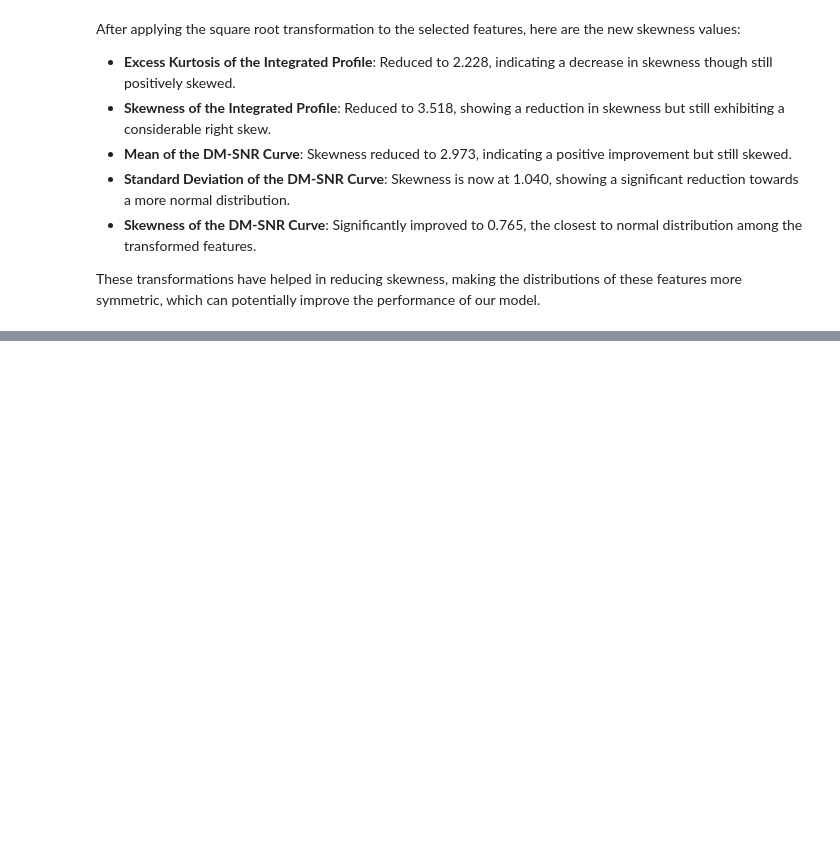
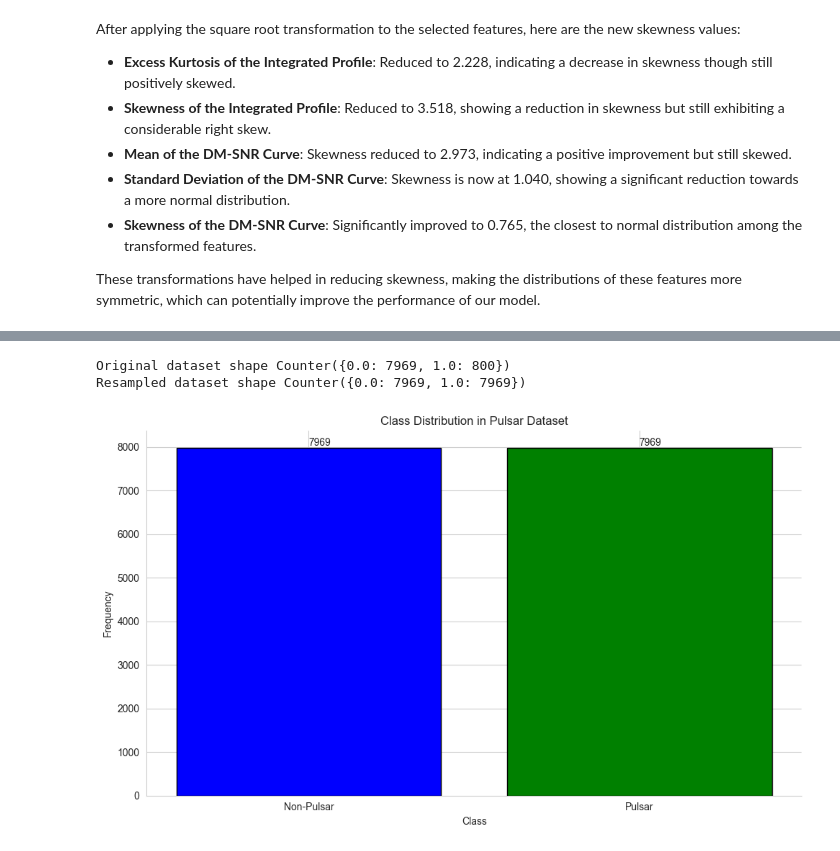
Before and after one commit to ZahirAhmadChaudhry/Pulsar_dataset_Classification_using_SVM, a Jupyter notebook: notebooks/EDA_Train_Data.ipynb, the cells around one changed output, grey strips where cells are left out. Cells and saved outputs as stored; diff of their text form; code cells hidden in the pictures; blank space fills up the shorter version.

```diff
--- a/notebooks/EDA_Train_Data.ipynb
+++ b/notebooks/EDA_Train_Data.ipynb
@@ -522 +559,55 @@ These transformations have helped in reducing skewness, making the distributions
+# %%
+from imblearn.over_sampling import SMOTE
+from sklearn.model_selection import train_test_split
+from collections import Counter
+
+# Separating the features and target variable
+X = df_imputed_scaled.drop('target_class', axis=1)
+y = df_imputed_scaled['target_class']
+
+# Splitting the dataset into training and testing sets
+X_train, X_test, y_train, y_test = train_test_split(X, y, test_size=0.3, random_state=42)
+
+print(f"Original dataset shape {Counter(y_train)}")
+
+# Applying SMOTE to the training set
+smote = SMOTE(random_state=42)
+X_resampled, y_resampled = smote.fit_resample(X_train, y_train)
+
+print(f"Resampled dataset shape {Counter(y_resampled)}")
+# %% [output]
+Original dataset shape Counter({0.0: 7969, 1.0: 800})
+Resampled dataset shape Counter({0.0: 7969, 1.0: 7969})
+# %%
+df_imputed_scaled = pd.concat([X_resampled, y_resampled], axis=1)
+df_validation = pd.concat([X_test, y_test], axis=1)
+# %%
+class_counts = df_imputed_scaled['target_class'].value_counts()
+
+# Creating a bar plot for class distribution
+plt.figure(figsize=(10, 6))
+ax = plt.subplot(111)  # To adjust the position of the bar plot for better aesthetics
+
+# Creating the bar plot
+bars = ax.bar(class_counts.index, class_counts.values, color=['blue', 'green'], edgecolor='black')
+
+# Adding data labels on top of the bars
+for bar in bars:
+    yval = bar.get_height()
+    plt.text(bar.get_x() + bar.get_width()/2.0, yval, int(yval), va='bottom')  # va: vertical alignment
+
+# Customizing the plot to make it more professional
+ax.spines['top'].set_visible(False)
+ax.spines['right'].set_visible(False)
+ax.set_xticks([0, 1])
+ax.set_xticklabels(['Non-Pulsar', 'Pulsar'])
+ax.set_ylabel('Frequency')
+ax.set_xlabel('Class')
+ax.set_title('Class Distribution in Pulsar Dataset')
+
+# Show the plot
+plt.tight_layout()
+plt.show()
+# %% [output]
+[figure, added]
 # %%
```
Also changed, not shown: parts of 15 cells of this notebook, 25 other files.
